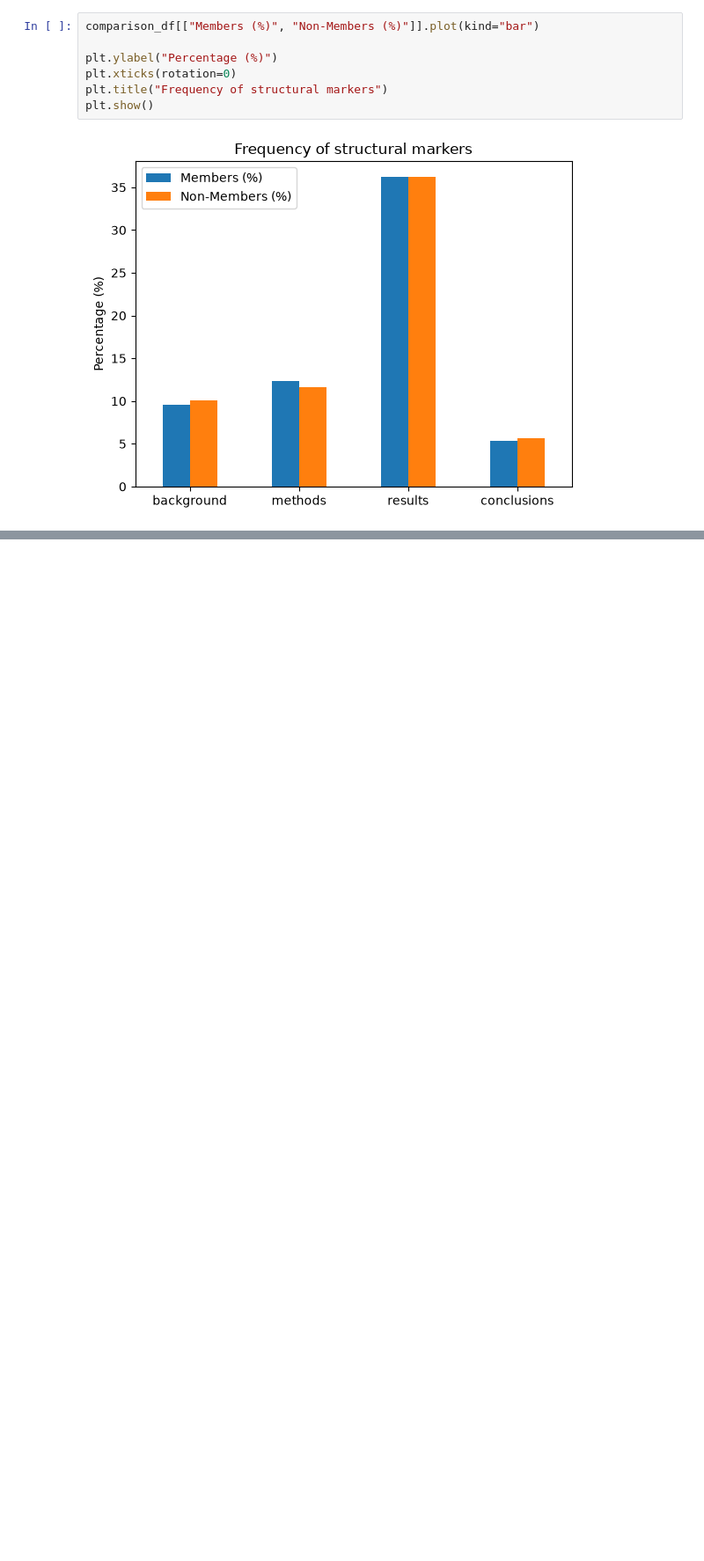
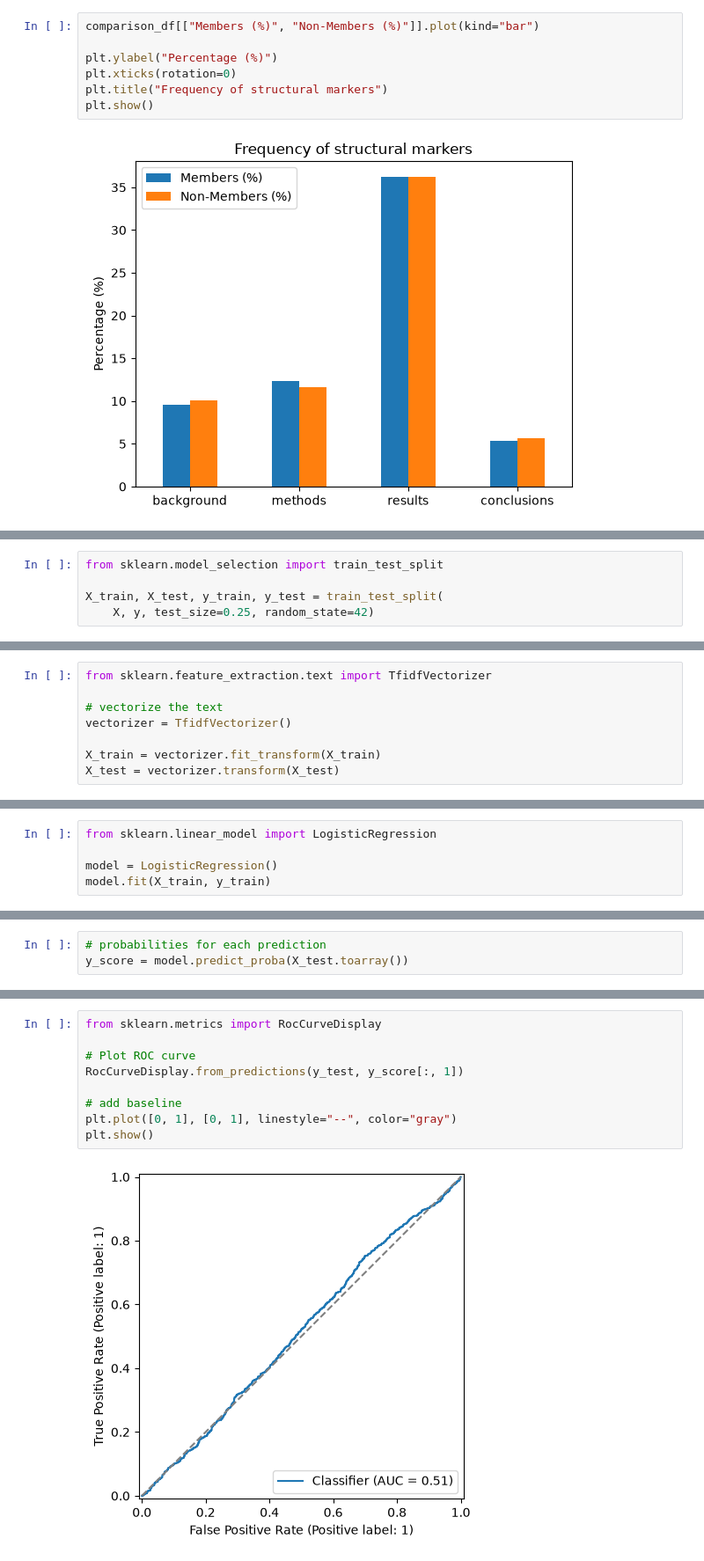
Before and after one commit to NikiLalev/data_privacy, a Jupyter notebook: ass1/notebooks/make_dataset.ipynb, the cells around one changed output, grey strips where cells are left out. Shown at 88% size. Saved outputs shown, nothing was run; the diff lists cells and outputs as text; blank space fills up the shorter version.

Commit message:
added blind baseline

```diff
--- a/ass1/notebooks/make_dataset.ipynb
+++ b/ass1/notebooks/make_dataset.ipynb
@@ -324,0 +343,5 @@ plt.show()
+# %%
+from sklearn.model_selection import train_test_split
+
+X_train, X_test, y_train, y_test = train_test_split(
+    X, y, test_size=0.25, random_state=42)
@@ -324,0 +350,8 @@ plt.show()
+# %%
+from sklearn.feature_extraction.text import TfidfVectorizer
+
+# vectorize the text
+vectorizer = TfidfVectorizer()
+
+X_train = vectorizer.fit_transform(X_train)
+X_test = vectorizer.transform(X_test)
@@ -324,0 +360,5 @@ plt.show()
+# %%
+from sklearn.linear_model import LogisticRegression
+
+model = LogisticRegression()
+model.fit(X_train, y_train)
@@ -324,0 +367,3 @@ plt.show()
+# %%
+# probabilities for each prediction
+y_score = model.predict_proba(X_test.toarray())
@@ -324,0 +378,11 @@ plt.show()
+# %%
+from sklearn.metrics import RocCurveDisplay
+
+# Plot ROC curve
+RocCurveDisplay.from_predictions(y_test, y_score[:, 1])
+
+# add baseline
+plt.plot([0, 1], [0, 1], linestyle="--", color="gray")
+plt.show()
+# %% [output]
+[figure, added]
```
Also changed, not shown: parts of 9 cells of this notebook.
